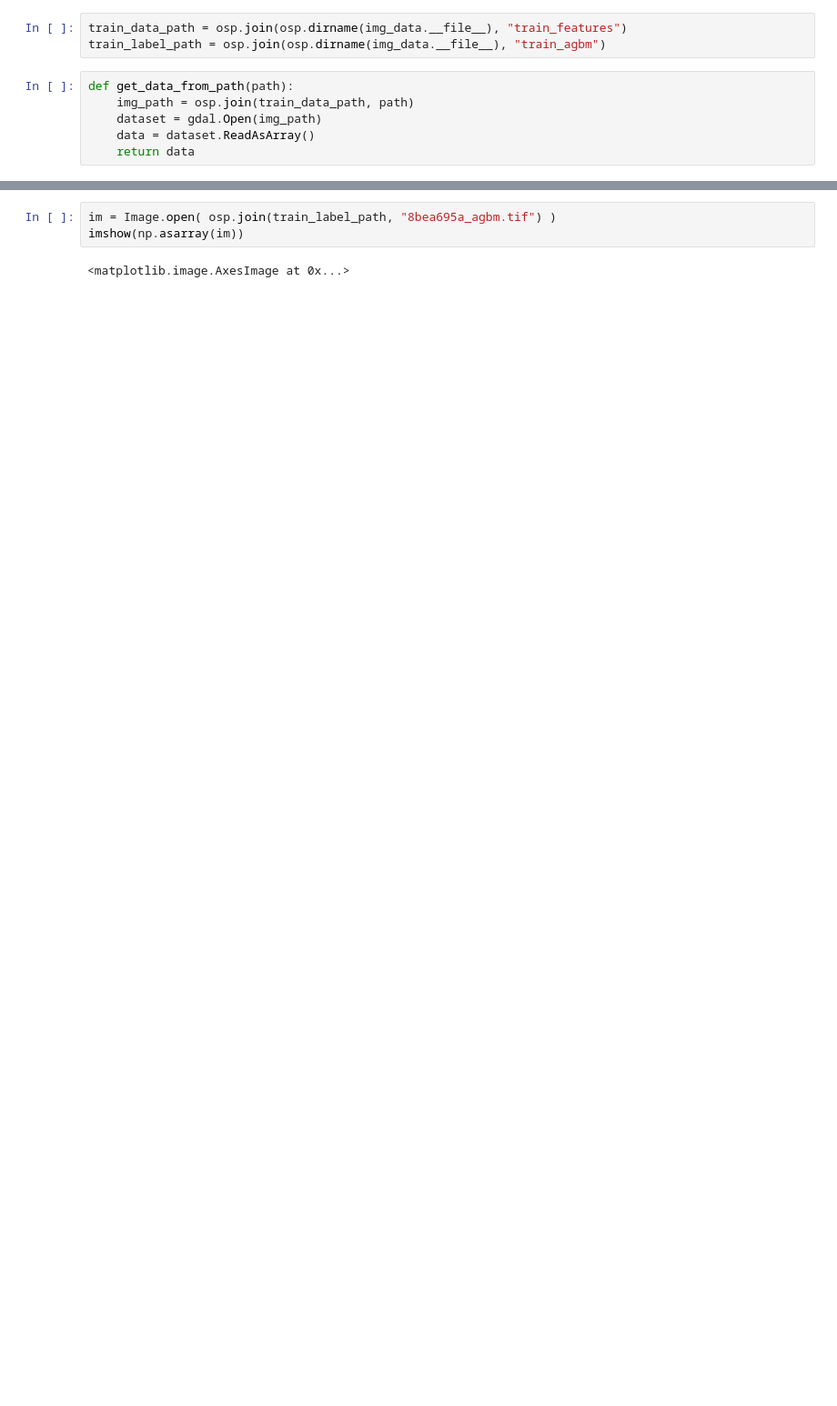
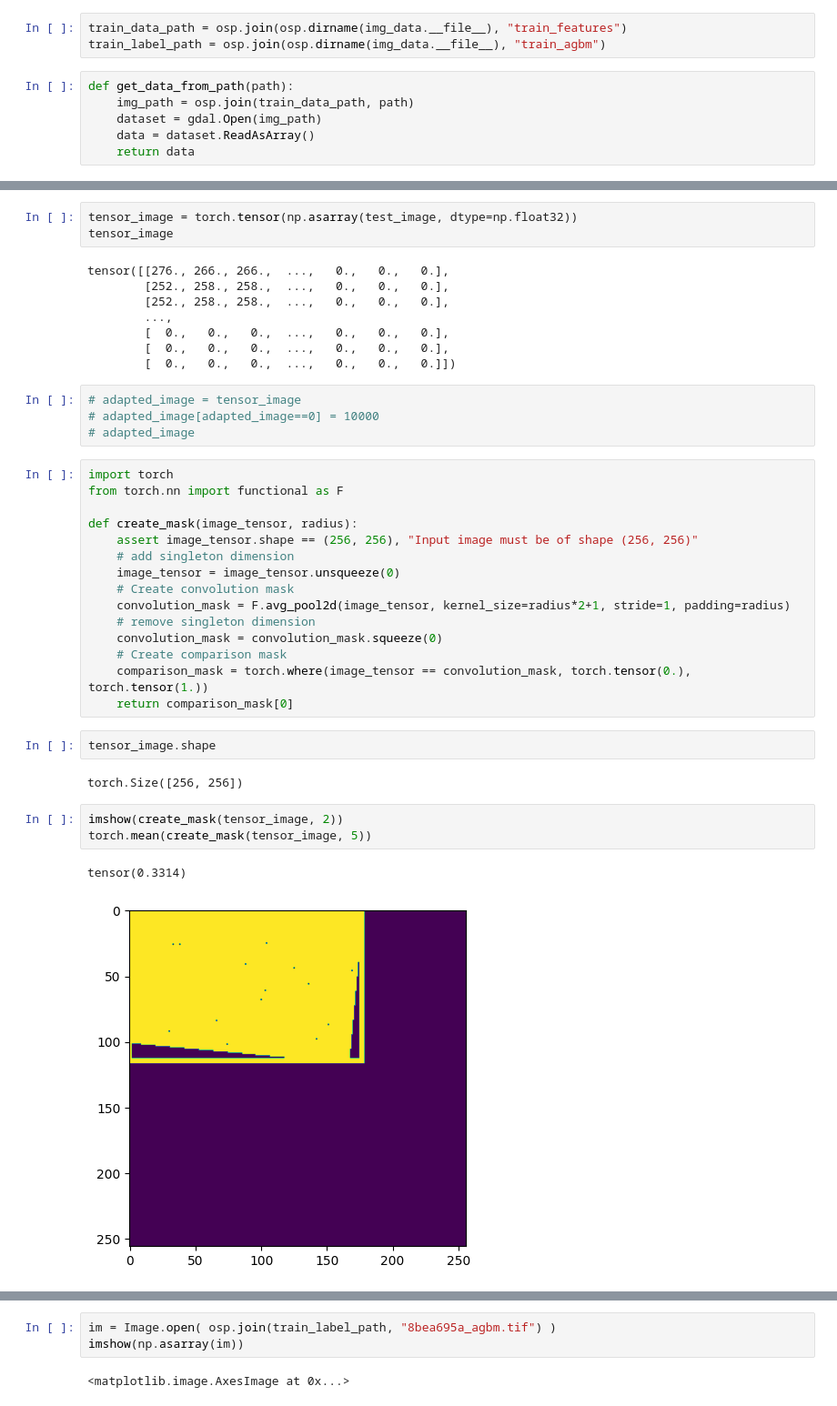
Before and after one commit to TeamEpochGithub/forestbiomass, a Jupyter notebook: analysis/exploratory_data_analysis/one_patch.ipynb, the cells around one changed output, grey strips where cells are left out. Shown at 91% size. Saved outputs shown, nothing was run; the diff lists cells and outputs as text; blank space fills up the shorter version.

Commit message:
add create_mask for extracting metadata

```diff
--- a/analysis/exploratory_data_analysis/one_patch.ipynb
+++ b/analysis/exploratory_data_analysis/one_patch.ipynb
@@ -49,0 +59,40 @@ plt.imshow(np.average(all_imgs, axis=0))
+# %%
+tensor_image = torch.tensor(np.asarray(test_image, dtype=np.float32))
+tensor_image
+# %% [output]
+tensor([[276., 266., 266.,  ...,   0.,   0.,   0.],
+        [252., 258., 258.,  ...,   0.,   0.,   0.],
+        [252., 258., 258.,  ...,   0.,   0.,   0.],
+        ...,
+        [  0.,   0.,   0.,  ...,   0.,   0.,   0.],
+        [  0.,   0.,   0.,  ...,   0.,   0.,   0.],
+        [  0.,   0.,   0.,  ...,   0.,   0.,   0.]])
+# %%
+# adapted_image = tensor_image
+# adapted_image[adapted_image==0] = 10000
+# adapted_image
+# %%
+import torch
+from torch.nn import functional as F
+
+def create_mask(image_tensor, radius):
+    assert image_tensor.shape == (256, 256), "Input image must be of shape (256, 256)"
+    # add singleton dimension
+    image_tensor = image_tensor.unsqueeze(0)
+    # Create convolution mask
+    convolution_mask = F.avg_pool2d(image_tensor, kernel_size=radius*2+1, stride=1, padding=radius)
+    # remove singleton dimension
+    convolution_mask = convolution_mask.squeeze(0)
+    # Create comparison mask
+    comparison_mask = torch.where(image_tensor == convolution_mask, torch.tensor(0.), torch.tensor(1.))
+    return comparison_mask[0]
+# %%
+tensor_image.shape
+# %% [output]
+torch.Size([256, 256])
+# %%
+imshow(create_mask(tensor_image, 2))
+torch.mean(create_mask(tensor_image, 5))
+# %% [output]
+tensor(0.3314)
+[figure, added]
```
Also changed, not shown: parts of 9 cells of this notebook, 5 other files.
